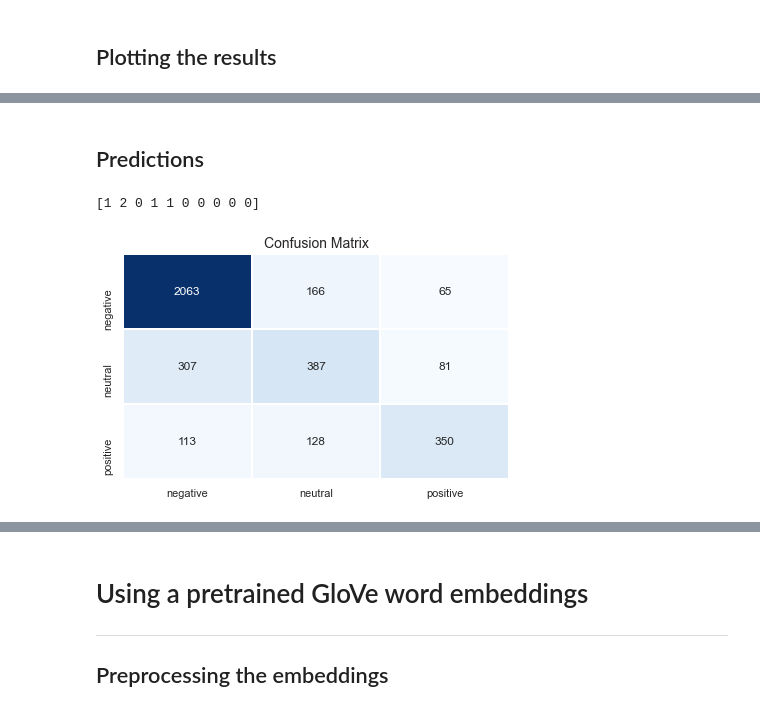
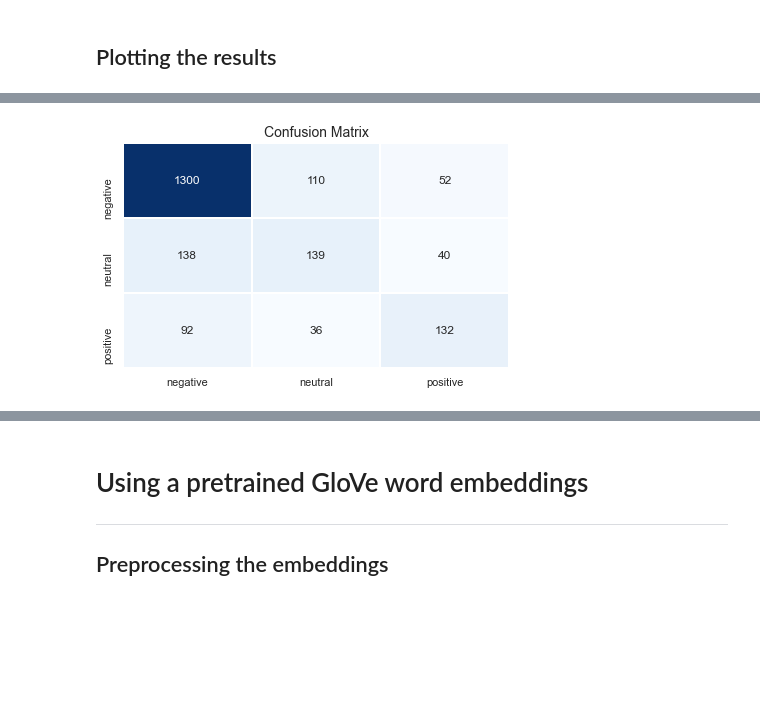
Before and after one commit to Geilson-Araujo/twitter_us_airline_sentiment-, a Jupyter notebook: airline_sentiment_analysis.ipynb, the cells around one changed output, grey strips where cells are left out. Saved outputs shown, nothing was run; the diff lists cells and outputs as text; code cells hidden in the pictures; blank space fills up the shorter version.

```diff
--- a/airline_sentiment_analysis.ipynb
+++ b/airline_sentiment_analysis.ipynb
@@ -288,7 +326,7 @@ y = data['sentiment']
 # %%
 # Split data into 75% for training and 25% for testing
 X_train, X_test, y_train, y_test = train_test_split(X, y,
-                                                    test_size=0.25,
+                                                    test_size=0.20,
                                                     stratify=y,
                                                     random_state=0)
 
@@ -301,7 +347,7 @@ X_train.shape, y_train.shape, X_test.shape, y_test.shape
 # %%
 params = {
     'tokenizer': {'num_words': None,
-                  'oov_token': '<OOV>'},
+                  'oov_token': '<UNK>'},
     'pad_sequences': {'maxlen': 20,
                       'padding': 'post',
                       'truncating': 'post'},
@@ -346,30 +441,0 @@ array([0.53166764, 1.57487091, 2.06546275])
-# %%
-vocab_size = len(word_index) + 1
-embedding_dim = 64
-
-classifier = tf.keras.models.Sequential([
-             tf.keras.layers.Embedding(vocab_size, embedding_dim,
-                                       input_length=X_train_padded.shape[1]),
-
-             tf.keras.layers.Bidirectional(tf.keras.layers.LSTM(
-                                           embedding_dim,
-                                           dropout=0.4,
-                                           recurrent_dropout=0.4,
-                                           return_sequences=True
-                                           )),
-
-             tf.keras.layers.Bidirectional(tf.keras.layers.LSTM(
-                                           embedding_dim,
-                                            dropout=0.4,
-                                            recurrent_dropout=0.4
-                                            )),
-             tf.keras.layers.Dense(64, activation='relu'),
-             tf.keras.layers.Dropout(0.25),
-             tf.keras.layers.Dense(3, activation='softmax'),
-])
-
-classifier.compile(optimizer=tf.keras.optimizers.Adam(learning_rate=1e-2),
-                   loss='sparse_categorical_crossentropy',
-                   metrics=['accuracy'])
-
-classifier.summary()
@@ -399,11 +444,11 @@ _________________________________________________________________
 history = classifier.fit(
     X_train_padded,
     y_train,
-    batch_size=32,
-    epochs=100,
+    batch_size=64,
+    epochs=10,
     callbacks=callbacks,
     validation_split=0.2,
-    class_weight=class_weight_, # inbalaced data
+    class_weight=class_weight_, # dealing with imbalanced data
     workers=4,
     use_multiprocessing=True);
 # %% [output]
@@ -454,7 +507,0 @@ Accuracy: 76.50%
-# %% [markdown]
-## Predictions
-# %%
-preds = classifier.predict(X_test_padded, batch_size=256).argmax(axis=1)
-print(preds[:10])
-# %% [output]
-[1 2 0 1 1 0 0 0 0 0]
@@ -461,16 +510,18 @@ print(preds[:10])
 # %%
+preds = classifier.predict(X_test_padded, batch_size=512).argmax(axis=1)
+
 sns.heatmap(confusion_matrix(y_test, preds),
             cmap='Blues',
             annot=True,
             fmt='d',
             linewidths=1,
             cbar=False,
             xticklabels=target_names,
             yticklabels=target_names)
 plt.title('Confusion Matrix', fontsize=14)
 plt.tight_layout();
 # %% [output]
-[figure, old version]
+[figure, new version]
 # %%
 print(classification_report(y_test, preds, target_names=target_names))
 # %% [output]
```
Also changed, not shown: parts of 66 cells of this notebook, 2 other files.
